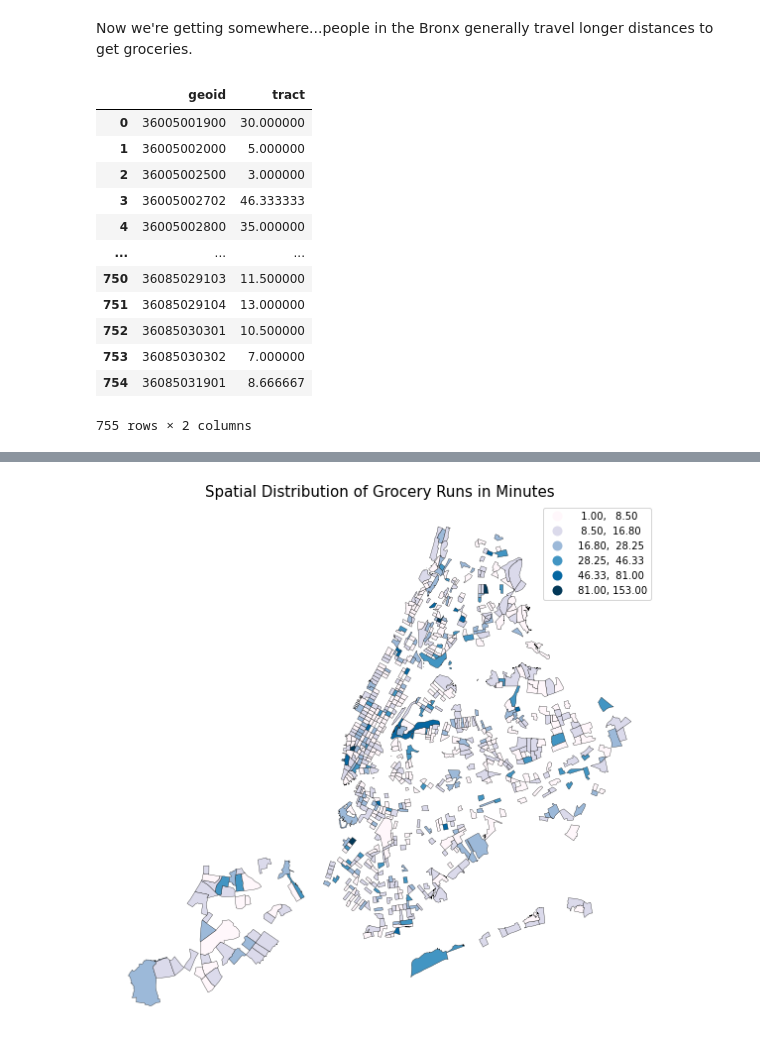
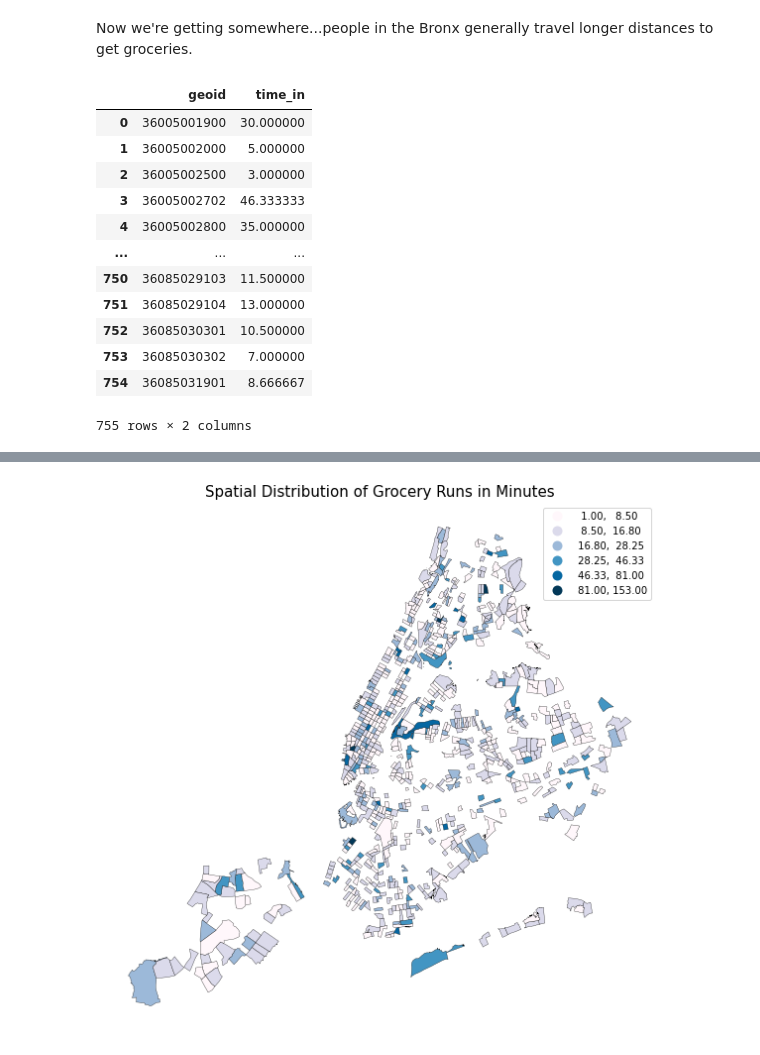
Before and after one commit to sean-chew/Mobility_Workshop, a Jupyter notebook: Assgn1_where_do_ppl_shop.ipynb, the cells around one changed output, grey strips where cells are left out. Saved outputs shown, nothing was run; the diff lists cells and outputs as text; code cells hidden in the pictures.

```diff
--- a/Assgn1_where_do_ppl_shop.ipynb
+++ b/Assgn1_where_do_ppl_shop.ipynb
@@ -226,37 +228,37 @@ Now we're getting somewhere...people in the Bronx generally travel longer distan
 # %%
 def where_activity_duration_bytract(data,activity,o_borough):
     if o_borough == 36005:
         borough = "Bronx"
     elif o_borough == 36061:
         borough = "Manhattan"
     elif o_borough == 36081:
         borough = "Queens"
     elif o_borough == 36085:
         borough = "SI"
     elif o_borough == 36047:
         borough = "Brooklyn"
 
     df = data.loc[(data['OTPURP'] == activity)]
 
 #   size = df.shape[0]
     df.loc[(df['DCOUNTY'] == 36005, 'DCOUNTY')] = "Bronx"
     df.loc[(df['DCOUNTY'] == 36061, 'DCOUNTY')] = "Manhattan"
     df.loc[(df['DCOUNTY'] == 36081, 'DCOUNTY')] = "Queens"
     df.loc[(df['DCOUNTY'] == 36085, 'DCOUNTY')] = "SI"
     df.loc[(df['DCOUNTY'] == 36047, 'DCOUNTY')] = "Brooklyn"
 #    df =
-    df = df.groupby(['OTRACT'])['TRPDUR'].mean().to_frame(name = "tract").reset_index()
-    df.columns = ['geoid','tract']
+    df = df.groupby(['OTRACT'])['TRPDUR'].mean().to_frame(name = "time_min").reset_index()
+    df.columns = ['geoid','time_in']
 #    df = df['from '+borough]/size
     return(df)
 
-activity_number = 16
+activity_number = 16 # Switch to change between activities
 
 tract_duration = where_activity_duration_bytract(LINKED_NYC,activity_number,36005)
 #tract_duration.rename(columns = {'OTRACT:''geoid'}, inplace = True)
 tract_duration
 # %% [output]
-|  | geoid | tract |
+|  | geoid | time_in |
 | 0 | 36005001900 | 30.000000 |
 | 1 | 36005002000 | 5.000000 |
 | 2 | 36005002500 | 3.000000 |
```
Also changed, not shown: parts of 11 cells of this notebook.
